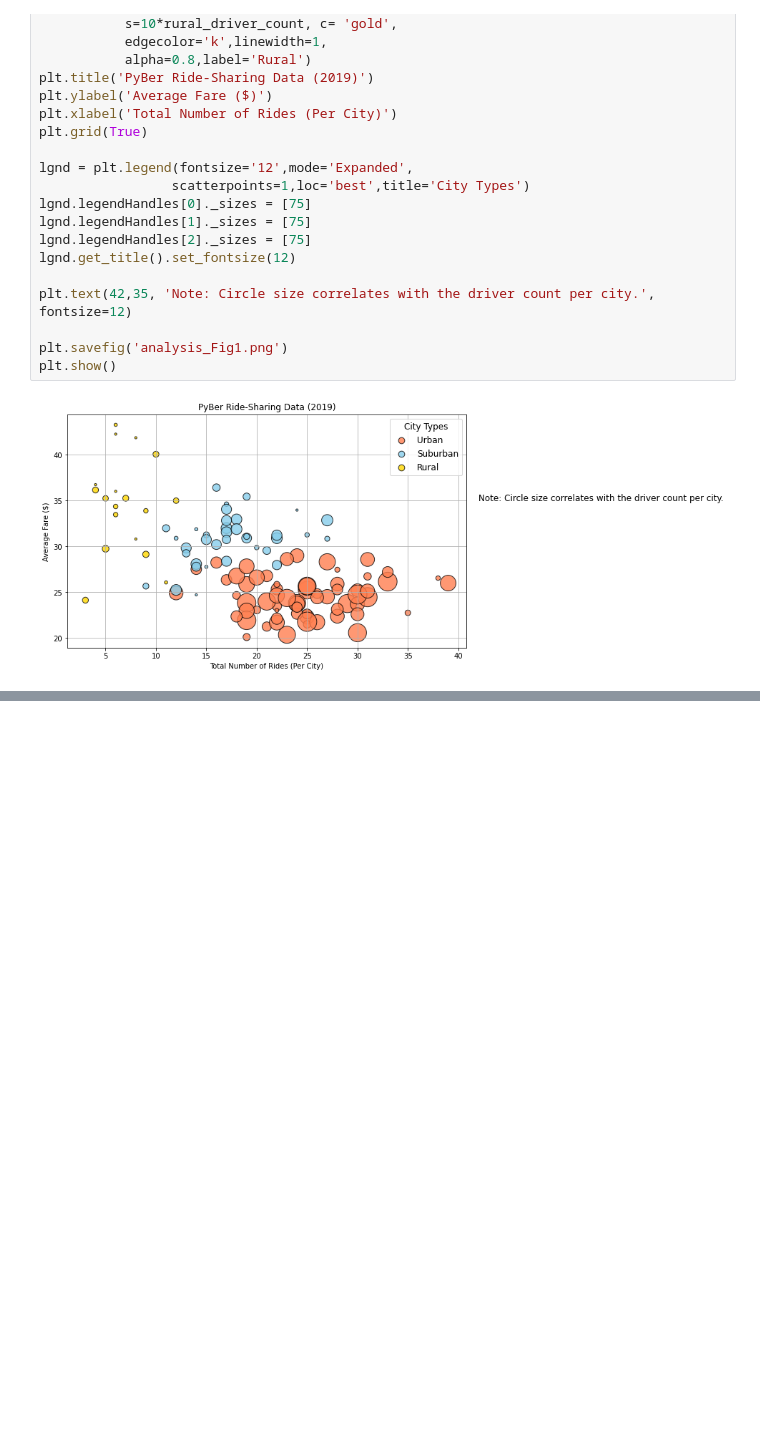
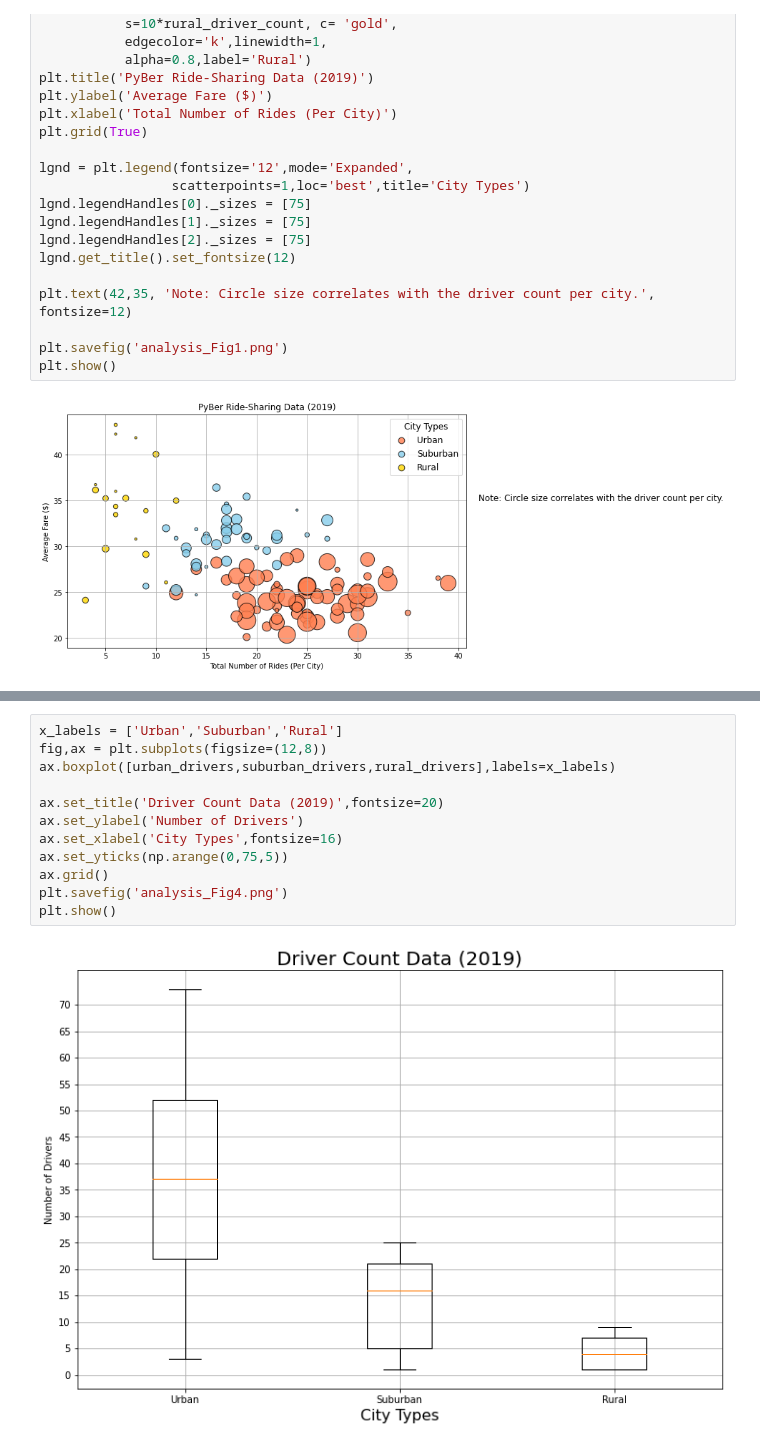
Before and after one commit to brand0j/PyBer_Analysis, a Jupyter notebook: PyBer_ride_data.ipynb, the cells around one changed output, grey strips where cells are left out. Saved outputs shown, nothing was run; the diff lists cells and outputs as text; blank space fills up the shorter version.

```diff
--- a/PyBer_ride_data.ipynb
+++ b/PyBer_ride_data.ipynb
@@ -301,0 +492,14 @@ plt.show()
+# %%
+x_labels = ['Urban','Suburban','Rural']
+fig,ax = plt.subplots(figsize=(12,8))
+ax.boxplot([urban_drivers,suburban_drivers,rural_drivers],labels=x_labels)
+
+ax.set_title('Driver Count Data (2019)',fontsize=20)
+ax.set_ylabel('Number of Drivers')
+ax.set_xlabel('City Types',fontsize=16)
+ax.set_yticks(np.arange(0,75,5))
+ax.grid()
+plt.savefig('analysis_Fig4.png')
+plt.show()
+# %% [output]
+[figure, added]
```
Also changed, not shown: parts of 20 cells of this notebook.
